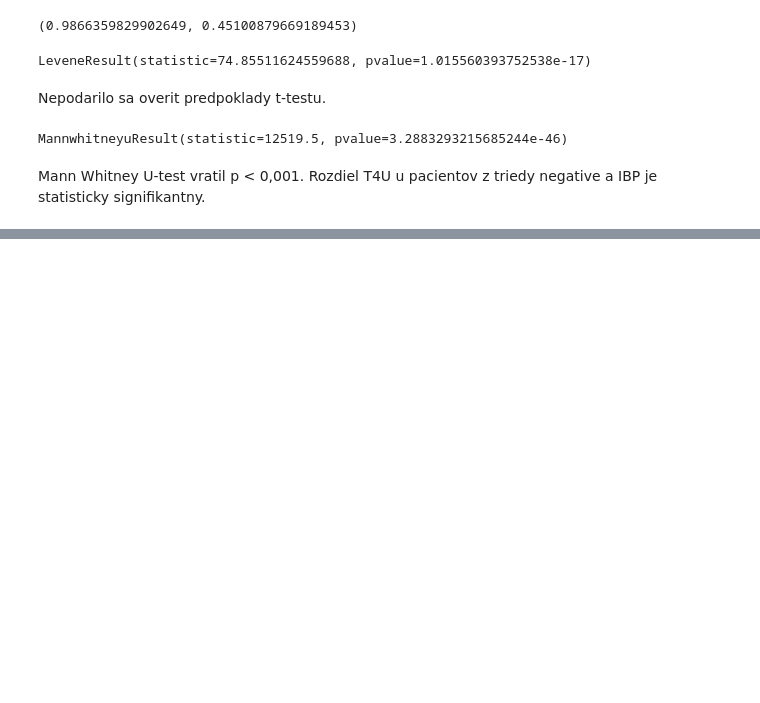
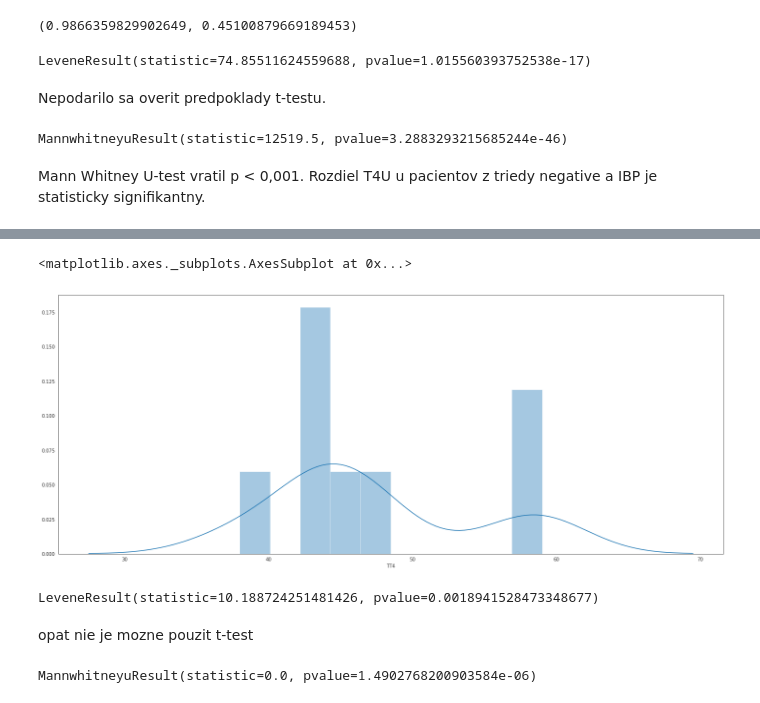
Before and after one commit to MatusPilnan/nadejny-informatik, a Jupyter notebook: utrzok-z-krabicky-od-marlboriek.ipynb, the cells around one changed output, grey strips where cells are left out. Drawn from its saved outputs; the diff is of its cells as text; code cells hidden in the pictures; blank space fills up the shorter version.

```diff
--- a/utrzok-z-krabicky-od-marlboriek.ipynb
+++ b/utrzok-z-krabicky-od-marlboriek.ipynb
@@ -399,0 +416,3 @@ Mann Whitney U-test vratil p < 0,001. Rozdiel T4U u pacientov z triedy negative
+# %%
+dbp = numeric[numeric['class'] == 'decreased binding protein']['TT4']
+dbp = dbp.drop(outliers(dbp).index)
@@ -399,0 +424,5 @@ Mann Whitney U-test vratil p < 0,001. Rozdiel T4U u pacientov z triedy negative
+# %%
+sns.distplot(dbp, bins=10)
+# %% [output]
+<matplotlib.axes._subplots.AxesSubplot at 0x...>
+[figure, added]
@@ -399,0 +433,10 @@ Mann Whitney U-test vratil p < 0,001. Rozdiel T4U u pacientov z triedy negative
+# %%
+stats.levene(ibp.dropna().values, dbp.dropna().values)
+# %% [output]
+LeveneResult(statistic=10.188724251481426, pvalue=0.0018941528473348677)
+# %% [markdown]
+opat nie je mozne pouzit t-test
+# %%
+stats.mannwhitneyu(dbp.dropna().values, ibp.dropna().values)
+# %% [output]
+MannwhitneyuResult(statistic=0.0, pvalue=1.4902768200903584e-06)
```
Also changed, not shown: parts of 22 cells of this notebook.
